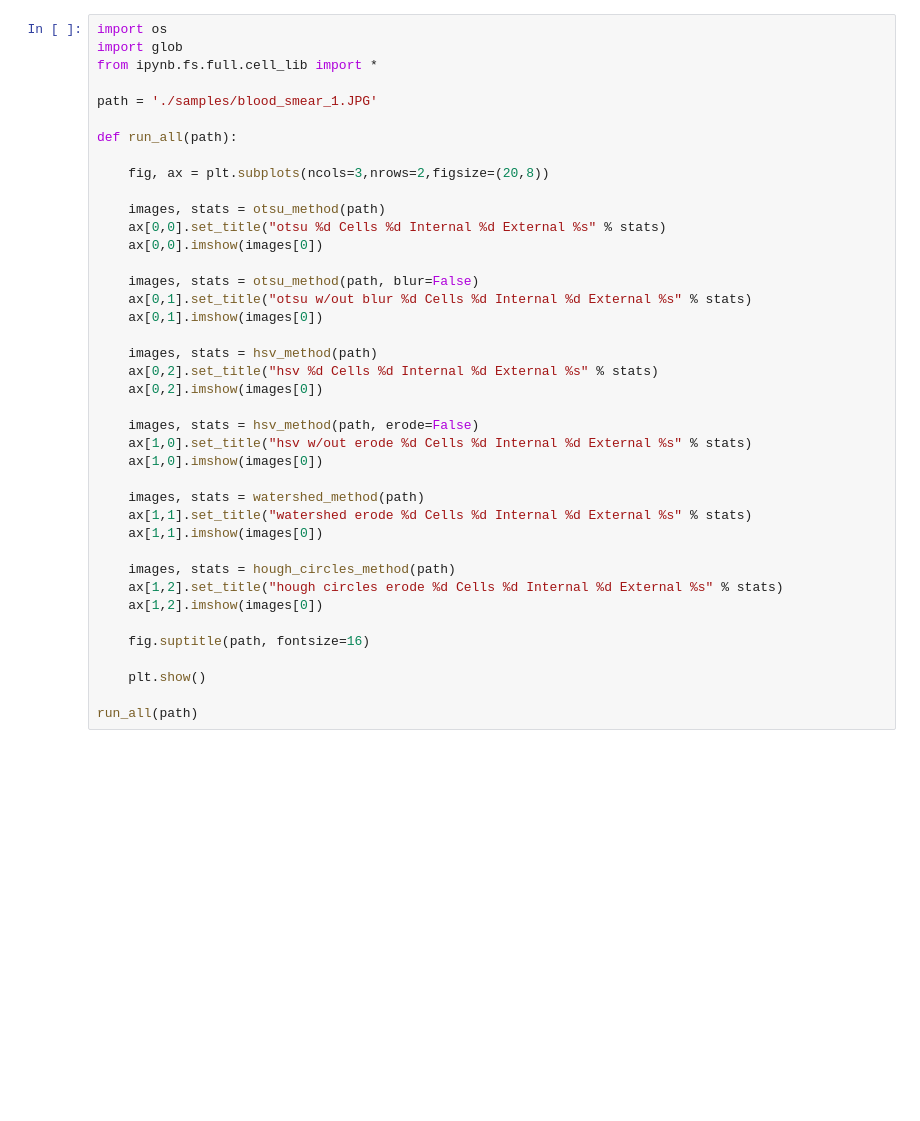
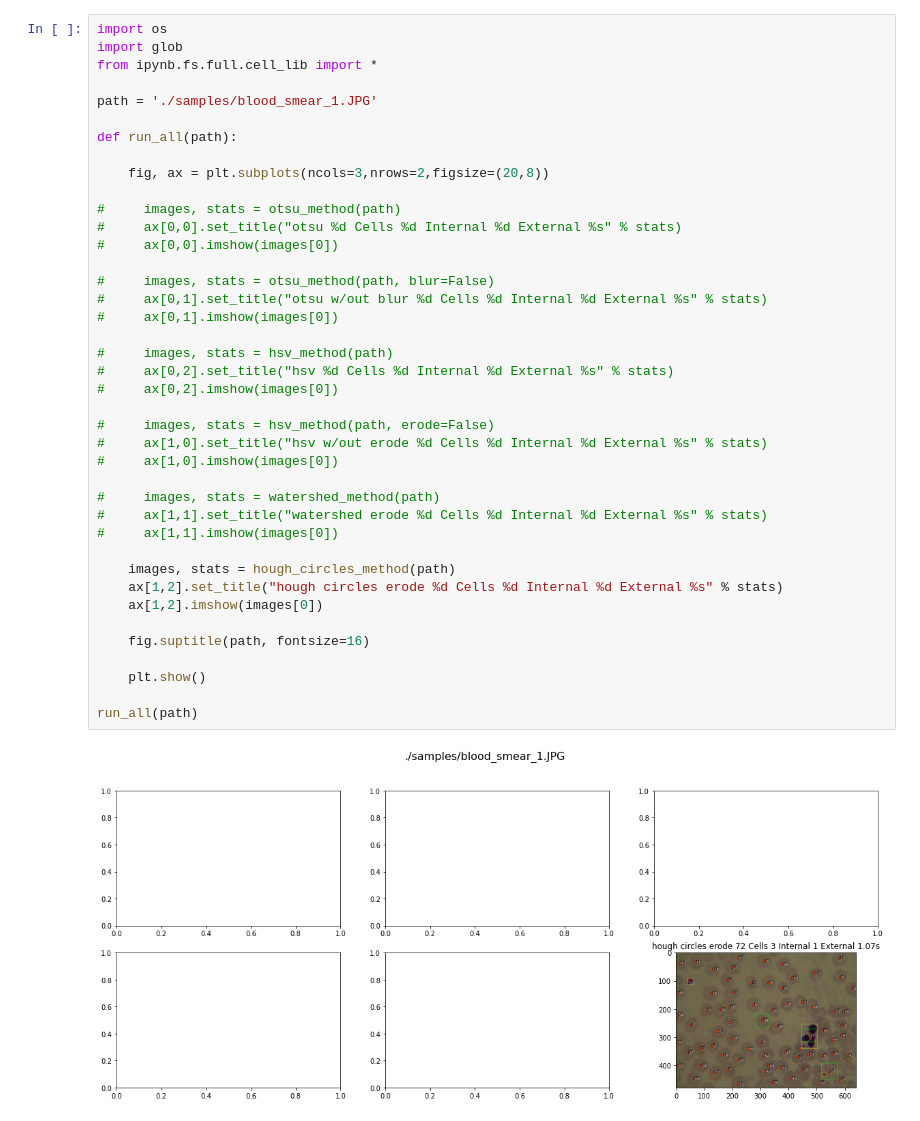
Before and after one commit to klingerkrieg/pid-course-project, a Jupyter notebook: run_all.ipynb, the cells around one changed output. Saved outputs shown, nothing was run; the diff lists cells and outputs as text; blank space fills up the shorter version.

```diff
--- a/run_all.ipynb
+++ b/run_all.ipynb
@@ -1,43 +1,45 @@
 # %%
 import os
 import glob
 from ipynb.fs.full.cell_lib import *
 
 path = './samples/blood_smear_1.JPG'
 
 def run_all(path):
 
     fig, ax = plt.subplots(ncols=3,nrows=2,figsize=(20,8))
 
-    images, stats = otsu_method(path)
-    ax[0,0].set_title("otsu %d Cells %d Internal %d External %s" % stats)
-    ax[0,0].imshow(images[0])
+#     images, stats = otsu_method(path)
+#     ax[0,0].set_title("otsu %d Cells %d Internal %d External %s" % stats)
+#     ax[0,0].imshow(images[0])
 
-    images, stats = otsu_method(path, blur=False)
-    ax[0,1].set_title("otsu w/out blur %d Cells %d Internal %d External %s" % stats)
-    ax[0,1].imshow(images[0])
+#     images, stats = otsu_method(path, blur=False)
+#     ax[0,1].set_title("otsu w/out blur %d Cells %d Internal %d External %s" % stats)
+#     ax[0,1].imshow(images[0])
 
-    images, stats = hsv_method(path)
-    ax[0,2].set_title("hsv %d Cells %d Internal %d External %s" % stats)
-    ax[0,2].imshow(images[0])
+#     images, stats = hsv_method(path)
+#     ax[0,2].set_title("hsv %d Cells %d Internal %d External %s" % stats)
+#     ax[0,2].imshow(images[0])
 
-    images, stats = hsv_method(path, erode=False)
-    ax[1,0].set_title("hsv w/out erode %d Cells %d Internal %d External %s" % stats)
-    ax[1,0].imshow(images[0])
+#     images, stats = hsv_method(path, erode=False)
+#     ax[1,0].set_title("hsv w/out erode %d Cells %d Internal %d External %s" % stats)
+#     ax[1,0].imshow(images[0])
 
-    images, stats = watershed_method(path)
-    ax[1,1].set_title("watershed erode %d Cells %d Internal %d External %s" % stats)
-    ax[1,1].imshow(images[0])
+#     images, stats = watershed_method(path)
+#     ax[1,1].set_title("watershed erode %d Cells %d Internal %d External %s" % stats)
+#     ax[1,1].imshow(images[0])
 
     images, stats = hough_circles_method(path)
     ax[1,2].set_title("hough circles erode %d Cells %d Internal %d External %s" % stats)
     ax[1,2].imshow(images[0])
 
     fig.suptitle(path, fontsize=16)
 
     plt.show()
 
 run_all(path)
+# %% [output]
+[figure, added]
 # %%
 name = "./samples/blood_smear_%d.JPG"
 for i in range(2,10):
```
Also changed, not shown: parts of 1 cell of this notebook, 55 other files.
